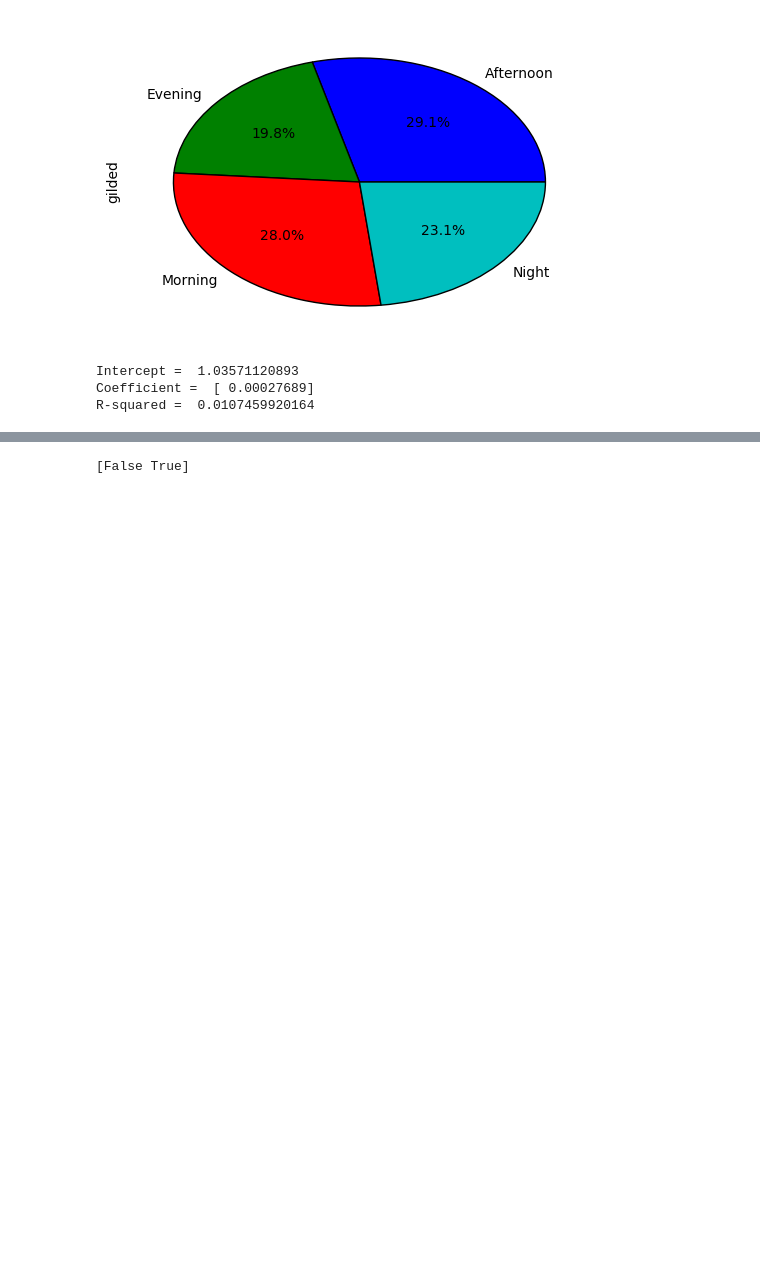
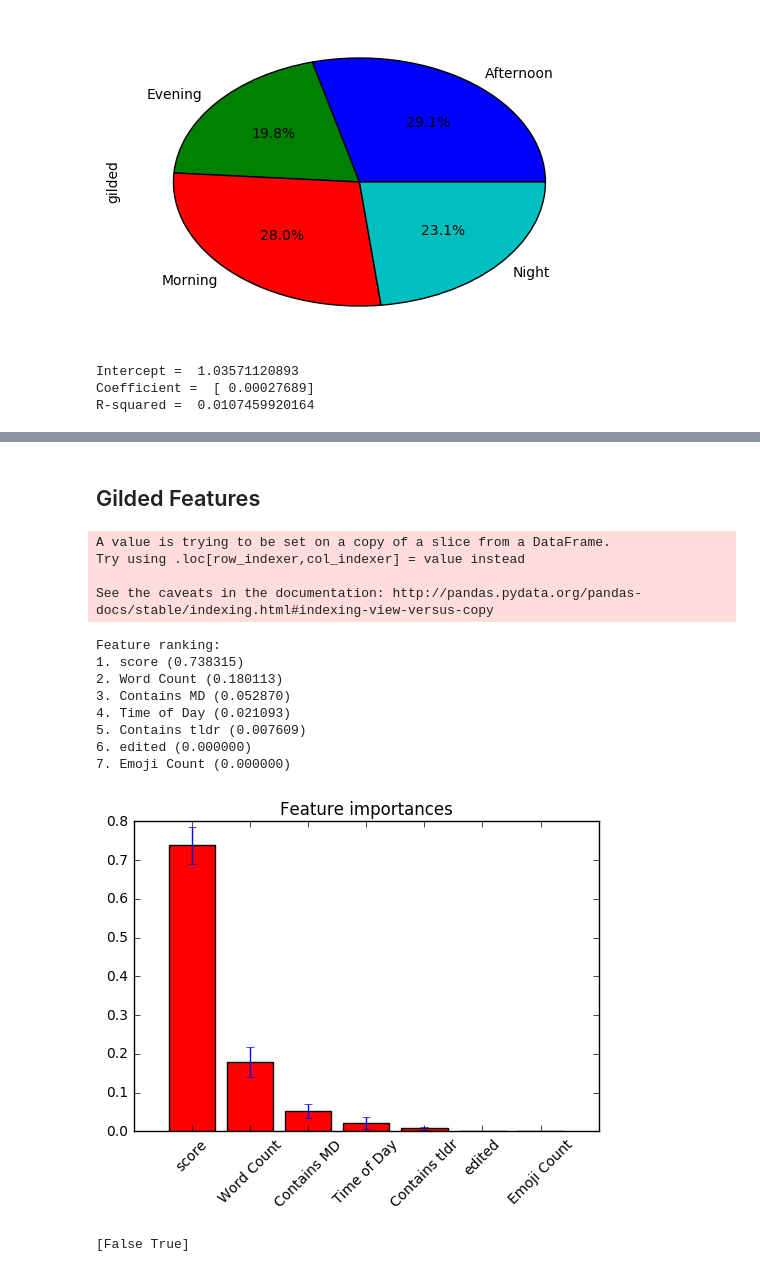
Before and after one commit to cyinwei/csce489_gold, a Jupyter notebook: Jeremy's Notebook.ipynb, the cells around one changed output, grey strips where cells are left out. Cells and saved outputs as stored; diff of their text form; code cells hidden in the pictures; blank space fills up the shorter version.

```diff
--- a/Jeremy's Notebook.ipynb
+++ b/Jeremy's Notebook.ipynb
@@ -276,3 +276,76 @@ Feature ranking:
+# %% [markdown]
+## Gilded Features
+# %%
+import numpy as np
+import matplotlib.pyplot as plt
+import pandas as pd
+
+from scripts import Munger as mg
+
+from sklearn.datasets import make_classification
+from sklearn.ensemble import ExtraTreesClassifier
+
+data = pd.read_csv('W:/CSCE489/Start Data/Train/WTF_train.csv')
+
+data['body'] = data['body'].astype(str)
+
+# Munge data
+data['Contains MD'] = data['body'].map(lambda x: mg.containsMD(x))
+data['Contains tldr'] = data['body'].map(lambda x: mg.containsTLDR(x))
+data['Word Count'] = data['body'].map(lambda x: mg.wordcount(x))
+data['Emoji Count'] = data['body'].map(lambda x: mg.emojicount(x))
+data['Time of Day'] = data['created_utc'].map(lambda x: mg.getTimeofDay(x))
+data['edited'] = data['edited'].astype(bool)
+
+todmap = {
+    'Afternoon': 1,
+    'Evening': 2,
+    'Night': 3,
+    'Morning': 4
+}
+
+X = data[['score' ,'Contains MD', 'Contains tldr', 'Word Count', 'Emoji Count', 'Time of Day', 'edited']]
+X['Time of Day'] = X['Time of Day'].map(todmap)
+y = data['gilded'].astype(bool)
+
+# Build a forest and compute the feature importances
+forest = ExtraTreesClassifier(n_estimators=250,
+                              random_state=0)
+
+forest.fit(X, y)
+importances = forest.feature_importances_
+std = np.std([tree.feature_importances_ for tree in forest.estimators_],
+             axis=0)
+indices = np.argsort(importances)[::-1]
+
+# Print the feature ranking
+print("Feature ranking:")
+
+for f in range(X.shape[1]):
+    print '%d.' % (f + 1), X.columns.values[indices[f]], '(%f)' % importances[indices[f]]
+
+# Plot the feature importances of the forest
+plt.figure()
+plt.title("Feature importances")
+plt.bar(range(X.shape[1]), importances[indices],
+       color="r", yerr=std[indices], align="center")
+plt.xticks(range(X.shape[1]), [ X.columns.values[i] for i in indices], rotation=45)
+plt.xlim([-1, X.shape[1]])
+plt.show()
+# %% [output]
+A value is trying to be set on a copy of a slice from a DataFrame.
+Try using .loc[row_indexer,col_indexer] = value instead
+
+See the caveats in the documentation: http://pandas.pydata.org/pandas-docs/stable/indexing.html#indexing-view-versus-copy
+Feature ranking:
+1. score (0.738315)
+2. Word Count (0.180113)
+3. Contains MD (0.052870)
+4. Time of Day (0.021093)
+5. Contains tldr (0.007609)
+6. edited (0.000000)
+7. Emoji Count (0.000000)
+[figure, added]
 # %%
 # %% [output]
 [False True]
```
Also changed, not shown: parts of 3 cells of this notebook, 22 other files.
